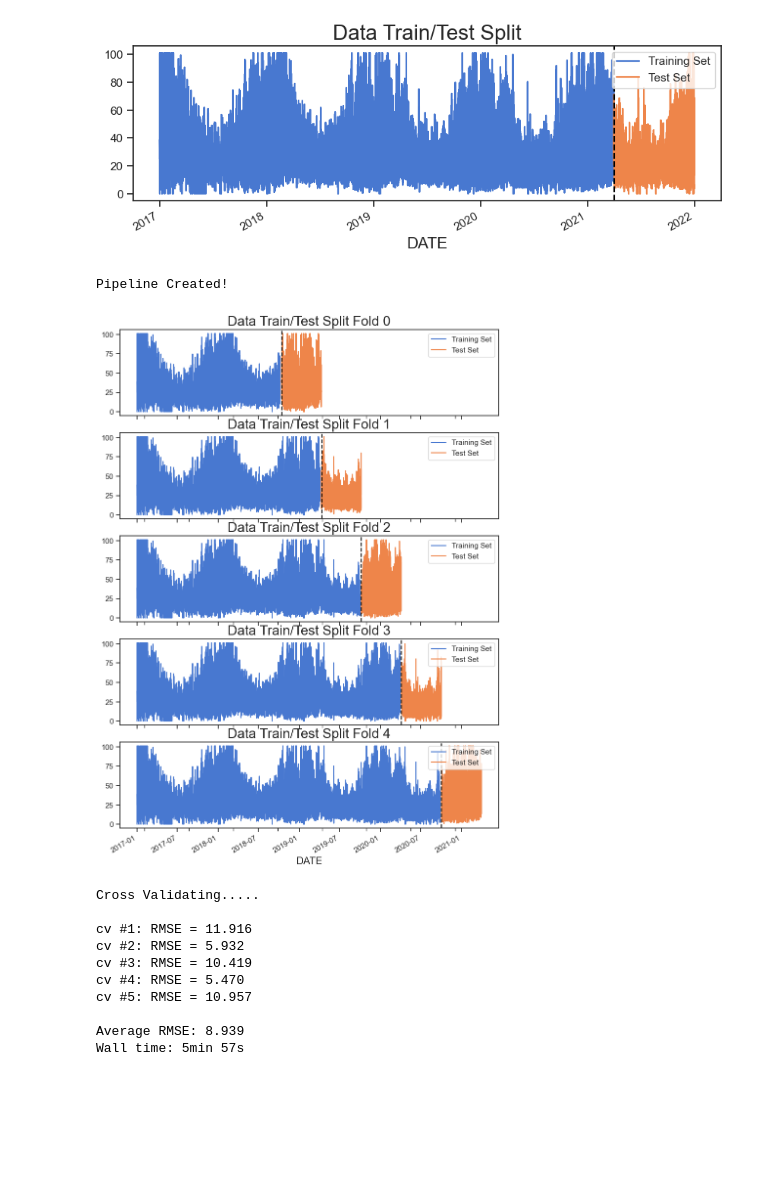
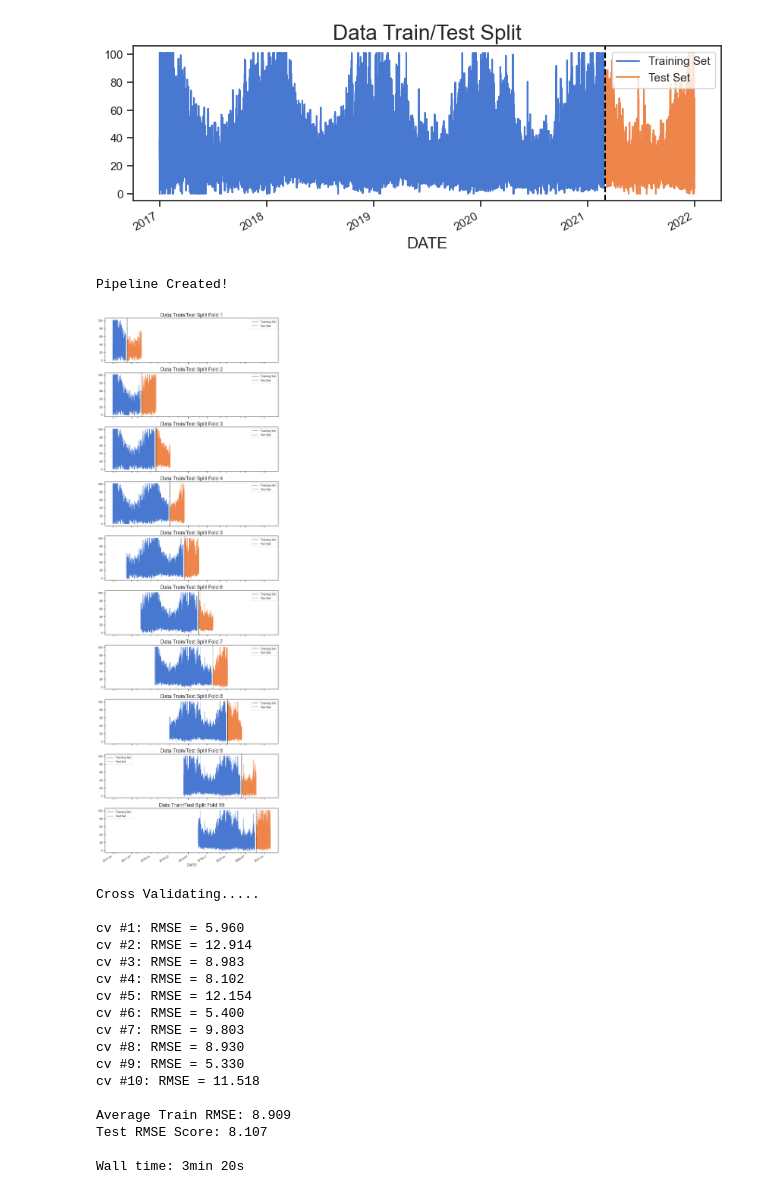
Before and after one commit to OmdenaAI/warsaw-poland-chapter-air-pollution, a Jupyter notebook: src/tasks/task-4-modeling/Joseph Antony_Modelling/1. BaseLine Model- Joseph Antony.ipynb, the cells around one changed output. Drawn from its saved outputs; the diff is of its cells as text; code cells hidden in the pictures; blank space fills up the shorter version.

```diff
--- a/src/tasks/task-4-modeling/Joseph Antony_Modelling/1. BaseLine Model- Joseph Antony.ipynb
+++ b/src/tasks/task-4-modeling/Joseph Antony_Modelling/1. BaseLine Model- Joseph Antony.ipynb
@@ -26,4 +29,5 @@ plt.rcParams['axes.titlesize'] = 20
 
 seed = 42
 # %%
-df = pd.read_csv("Final_df_regression.csv", parse_dates=['DATE'])
+train = pd.read_parquet("train_temporal_regression.parquet.gz")
+test = pd.read_parquet("test_temporal_regression.parquet.gz")
@@ -56,12 +34,7 @@ except NameError:
 # %%
-#I will use 8 months of data as test set
+#Visualizing how the data is split
+cut_off_date="2021-03-01"
 
-cut_off_date = "2021-04-01"
-
-train = df_copy.loc[df_copy.index < cut_off_date]
-test = df_copy.loc[df_copy.index >= cut_off_date]
-
-#Visualizing how the data is split
 fig, ax = plt.subplots(figsize=(10, 3))
 
 train.plot(y='CAQI_idx', ax=ax, label='Training Set', title='Data Train/Test Split')
@@ -72,7 +45,7 @@ ax.axvline(cut_off_date, color='black', ls='--')
 ax.legend(['Training Set', 'Test Set'])
 plt.show();
 # %% [output]
-[figure, old version]
+[figure, new version]
 # %%
 X_train = train.drop('CAQI_idx', axis=1)
 y_train = train['CAQI_idx']
@@ -117,32 +198,38 @@ print("Pipeline Created!")
 Pipeline Created!
 # %%
 #Visualizing how the cross validation will be done
-n_split = 5
+n_split = 10
 
-max_train_size=None
-# max_train_size=198*365
+# max_train_size=None
+test_size=None
 
-tss = TimeSeriesSplit(n_splits=n_split, max_train_size=max_train_size, test_size=198*180, gap=198*7)
+max_train_size=198*544
+# test_size=198*60
 
-fig, axs = plt.subplots(n_split, 1, figsize=(10, n_split*3), sharex=True)
+tss = TimeSeriesSplit(
+    n_splits=n_split,
+    max_train_size=max_train_size,
+    test_size=test_size,
+    gap=198*15
+)
+
+fig, axs = plt.subplots(n_split, 1, figsize=(10, n_split*3), sharex=True, tight_layout=True)
 
 fold = 0
 for train_idx, val_idx in tss.split(train):
     train_cv = train.iloc[train_idx]
     test_cv = train.iloc[val_idx]
 
     train_cv.plot(y='CAQI_idx', ax=axs[fold], label='Training Set',
-                  title=f'Data Train/Test Split Fold {fold}')
+                  title=f'Data Train/Test Split Fold {fold + 1}')
 
     test_cv.plot(y='CAQI_idx', ax=axs[fold], label='Test Set')
 
     axs[fold].axvline(test_cv.index.min(), color='black', ls='--')
 
-#     print(len(train_cv.index)/198, len(test_cv.index)/198)
-
     fold += 1
 # %% [output]
-[figure, old version]
+[figure, new version]
 # %%
 %%time
 #Training the pipeline using Cross validation
@@ -174,18 +261,33 @@ for train_index, test_index in tss.split(X_train, y_train):
 
 # Print the average MSE over all folds
 print()
-print(f"Average RMSE: {np.mean(rmse_values):.3f}")
+print(f"Average Train RMSE: {np.mean(rmse_values):.3f}")
+
+
+#Predicting on Test set
+predictions = pipeline.predict(X_test)
+test_rmse = mean_squared_error(y_test, predictions, squared=False)
+
+print(f"Test RMSE Score: {test_rmse:.3f}")
+print()
 # %% [output]
 Cross Validating.....
 
-cv #1: RMSE = 11.916
-cv #2: RMSE = 5.932
-cv #3: RMSE = 10.419
-cv #4: RMSE = 5.470
-cv #5: RMSE = 10.957
+cv #1: RMSE = 5.960
+cv #2: RMSE = 12.914
+cv #3: RMSE = 8.983
+cv #4: RMSE = 8.102
+cv #5: RMSE = 12.154
+cv #6: RMSE = 5.400
+cv #7: RMSE = 9.803
+cv #8: RMSE = 8.930
+cv #9: RMSE = 5.330
+cv #10: RMSE = 11.518
 
-Average RMSE: 8.939
-Wall time: 5min 57s
+Average Train RMSE: 8.909
+Test RMSE Score: 8.107
+
+Wall time: 3min 20s
 # %%
 feat_scores=pipeline.steps[-1][-1].feature_importances_
 
```
Also changed, not shown: parts of 18 cells of this notebook.
